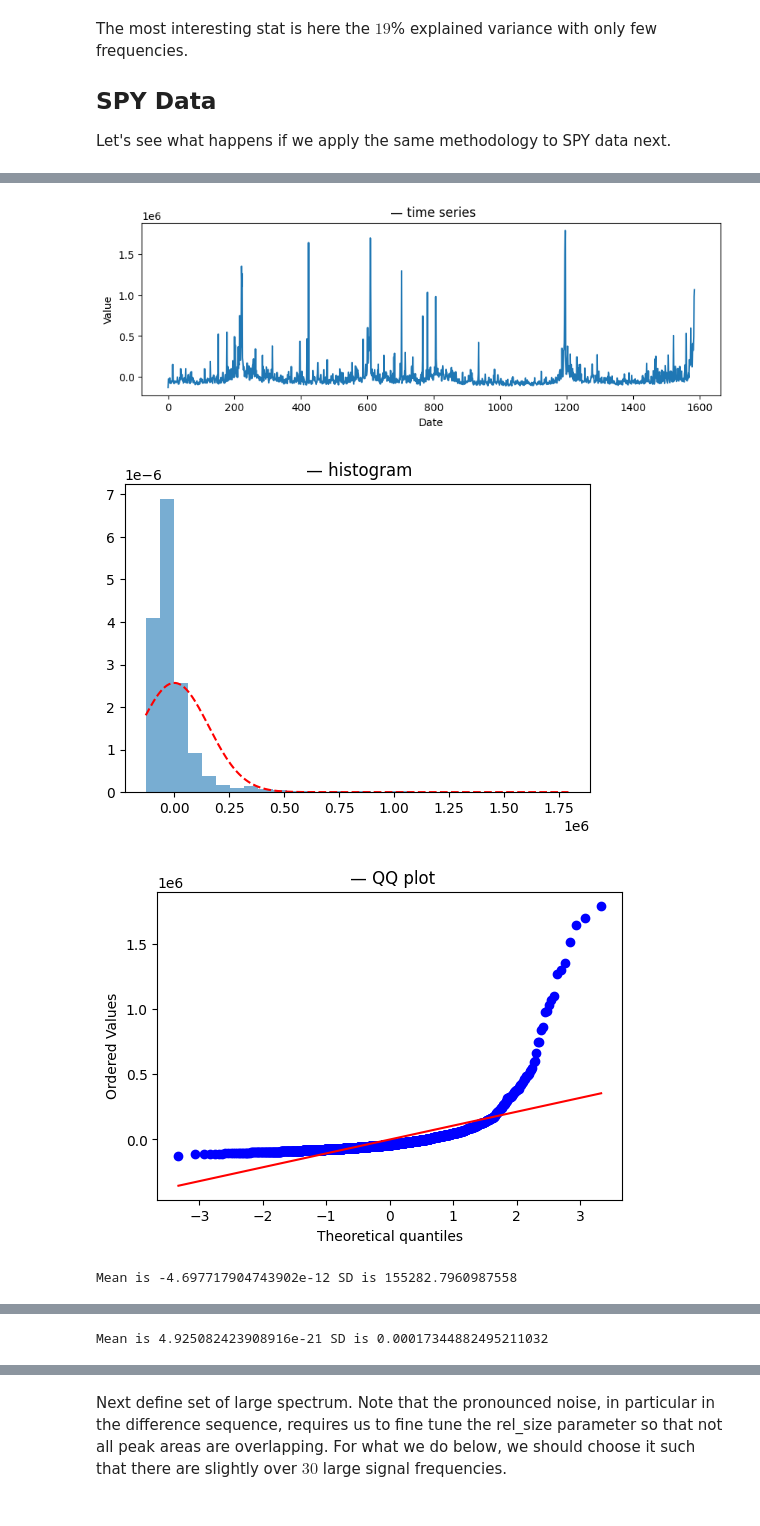
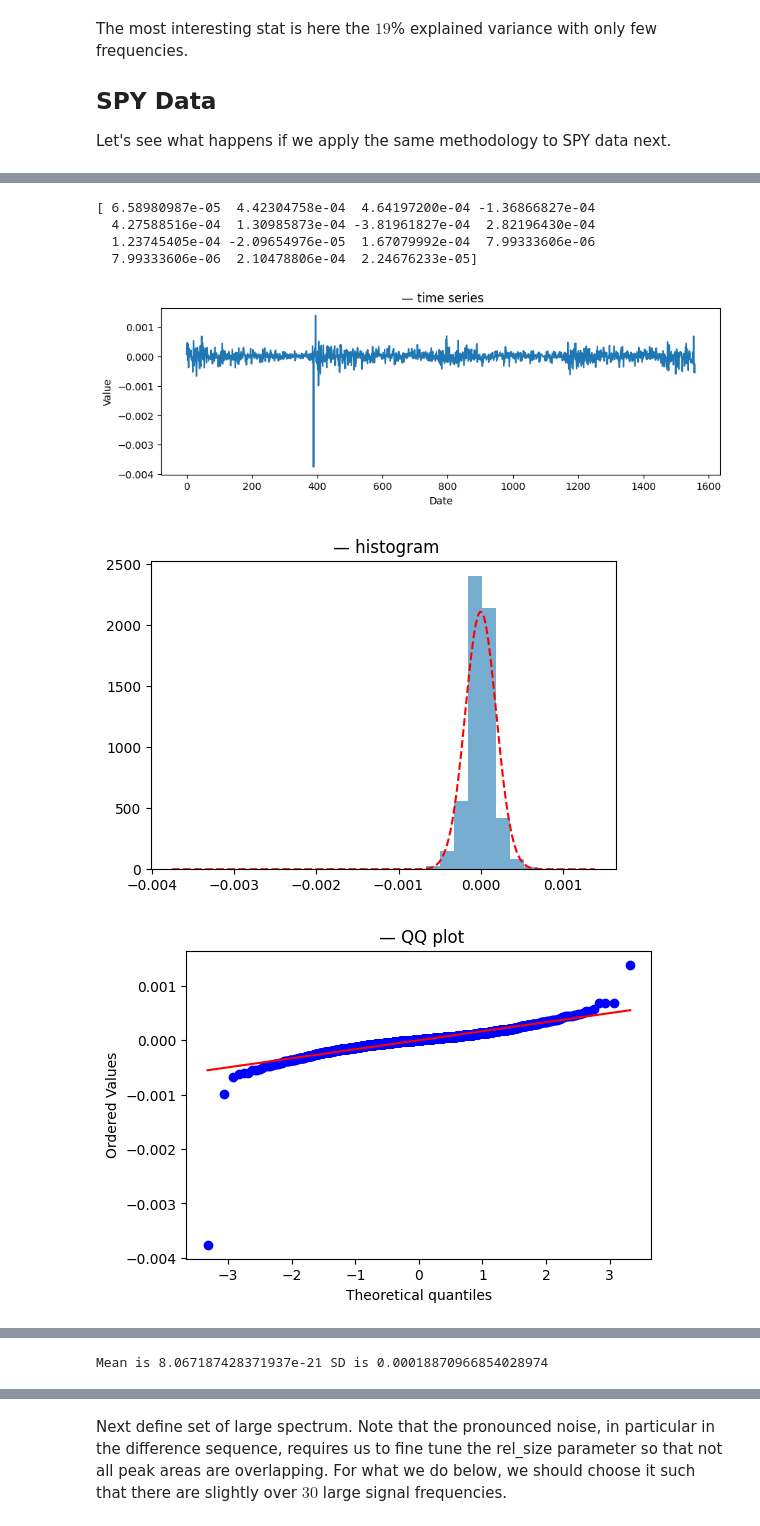
Before and after one commit to Lasse-Grimmelt/Quant-Self-Learning, a Jupyter notebook: Spectral Structures in Number Theory and Markets.ipynb, the cells around one changed output, grey strips where cells are left out. Saved outputs shown, nothing was run; the diff lists cells and outputs as text; code cells hidden in the pictures.

```diff
--- a/Spectral Structures in Number Theory and Markets.ipynb
+++ b/Spectral Structures in Number Theory and Markets.ipynb
@@ -289,8 +282,12 @@ print(volseq)
 # %%
-plot_column_distribution(volseq)
+print(closediff[:15])
+#plot_column_distribution(volseq)
 plot_column_distribution(closediff)
 # %% [output]
+[ 6.58980987e-05  4.42304758e-04  4.64197200e-04 -1.36866827e-04
+  4.27588516e-04  1.30985873e-04 -3.81961827e-04  2.82196430e-04
+  1.23745405e-04 -2.09654976e-05  1.67079992e-04  7.99333606e-06
+  7.99333606e-06  2.10478806e-04  2.24676233e-05]
-[figure, old version]
+[figure, new version]
-[figure, old version]
+[figure, new version]
-[figure, old version]
+[figure, new version]
-Mean is -4.697717904743902e-12 SD is 155282.7960987558
@@ -300,2 +294,2 @@ Mean is -4.697717904743902e-12 SD is 155282.7960987558
-Mean is 4.925082423908916e-21 SD is 0.00017344882495211032
+Mean is 8.067187428371937e-21 SD is 0.00018870966854028974
 # %%
```
Also changed, not shown: parts of 17 cells of this notebook.
